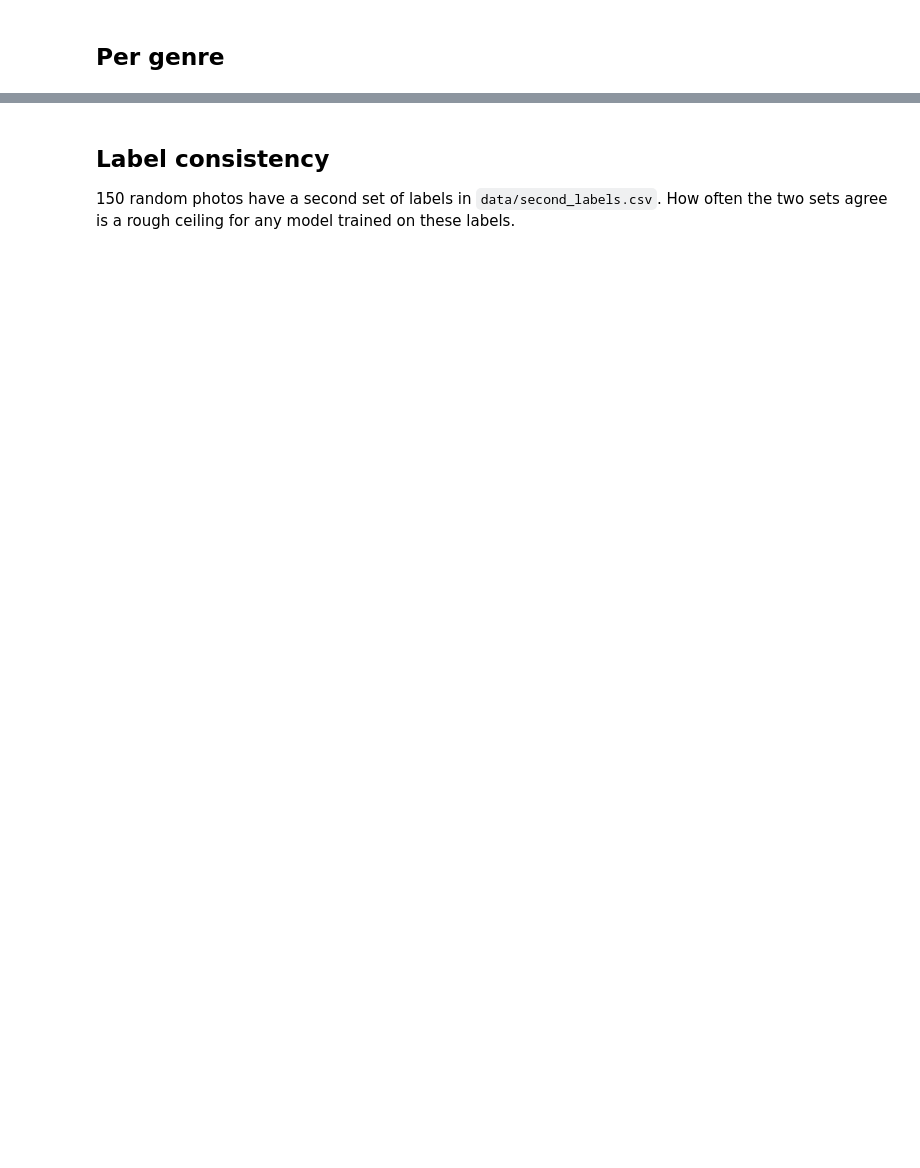
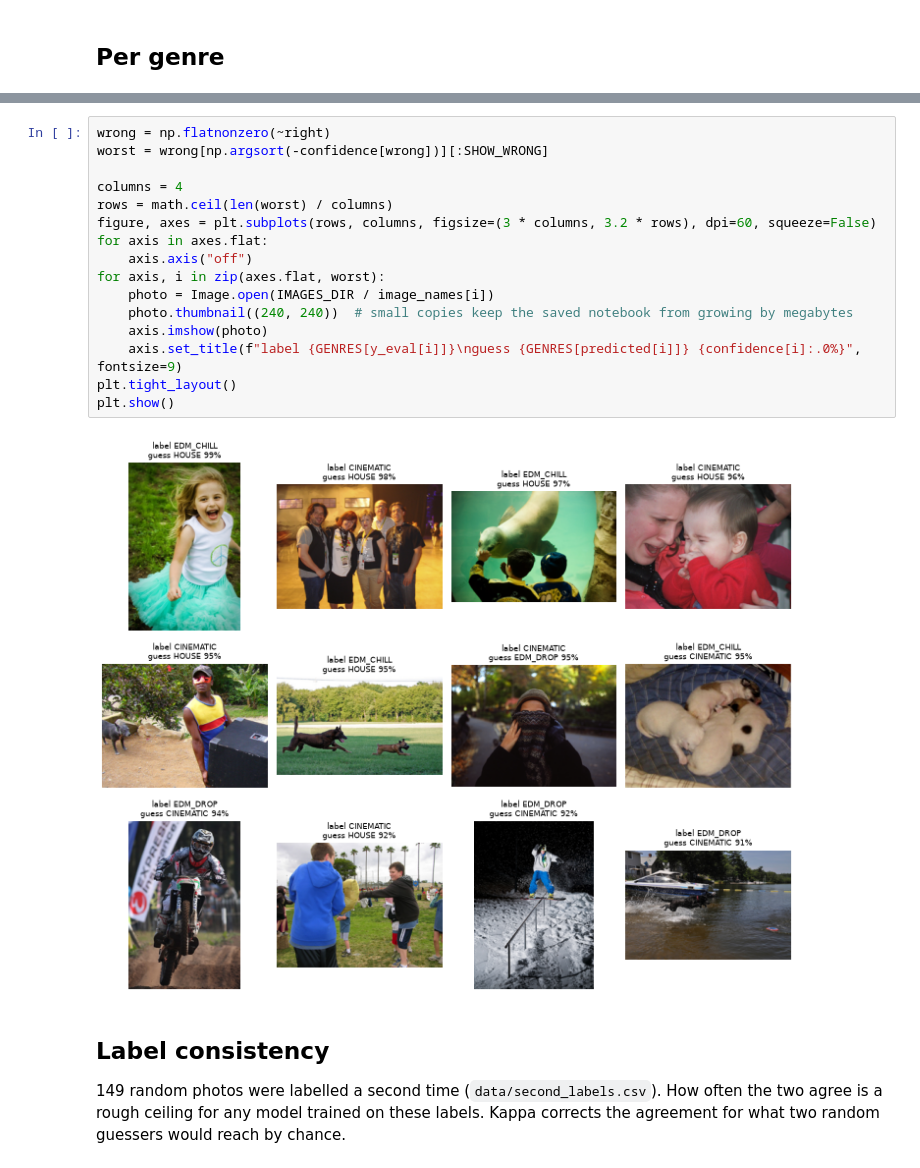
Before and after one commit to DakshK26/SoundCanvas, a Jupyter notebook: ml/evaluate.ipynb, the cells around one changed output, grey strips where cells are left out. Drawn from its saved outputs; the diff is of its cells as text; blank space fills up the shorter version.

```diff
--- a/ml/evaluate.ipynb
+++ b/ml/evaluate.ipynb
@@ -93,8 +198,27 @@ plt.show()
+# %%
+wrong = np.flatnonzero(~right)
+worst = wrong[np.argsort(-confidence[wrong])][:SHOW_WRONG]
+
+columns = 4
+rows = math.ceil(len(worst) / columns)
+figure, axes = plt.subplots(rows, columns, figsize=(3 * columns, 3.2 * rows), dpi=60, squeeze=False)
+for axis in axes.flat:
+    axis.axis("off")
+for axis, i in zip(axes.flat, worst):
+    photo = Image.open(IMAGES_DIR / image_names[i])
+    photo.thumbnail((240, 240))  # small copies keep the saved notebook from growing by megabytes
+    axis.imshow(photo)
+    axis.set_title(f"label {GENRES[y_eval[i]]}\nguess {GENRES[predicted[i]]} {confidence[i]:.0%}", fontsize=9)
+plt.tight_layout()
+plt.show()
+# %% [output]
+[figure, added]
 # %% [markdown]
 ## Label consistency
 
-150 random photos have a second set of labels in `data/second_labels.csv`. How often the two sets agree is a
-rough ceiling for any model trained on these labels.
+149 random photos were labelled a second time (`data/second_labels.csv`). How
+often the two agree is a rough ceiling for any model trained on these labels. Kappa corrects the agreement for
+what two random guessers would reach by chance.
 # %%
 labels = load_labels()
 with (DATA_DIR / "second_labels.csv").open(newline="") as file:
```
Also changed, not shown: parts of 22 cells of this notebook, 1 other file.
